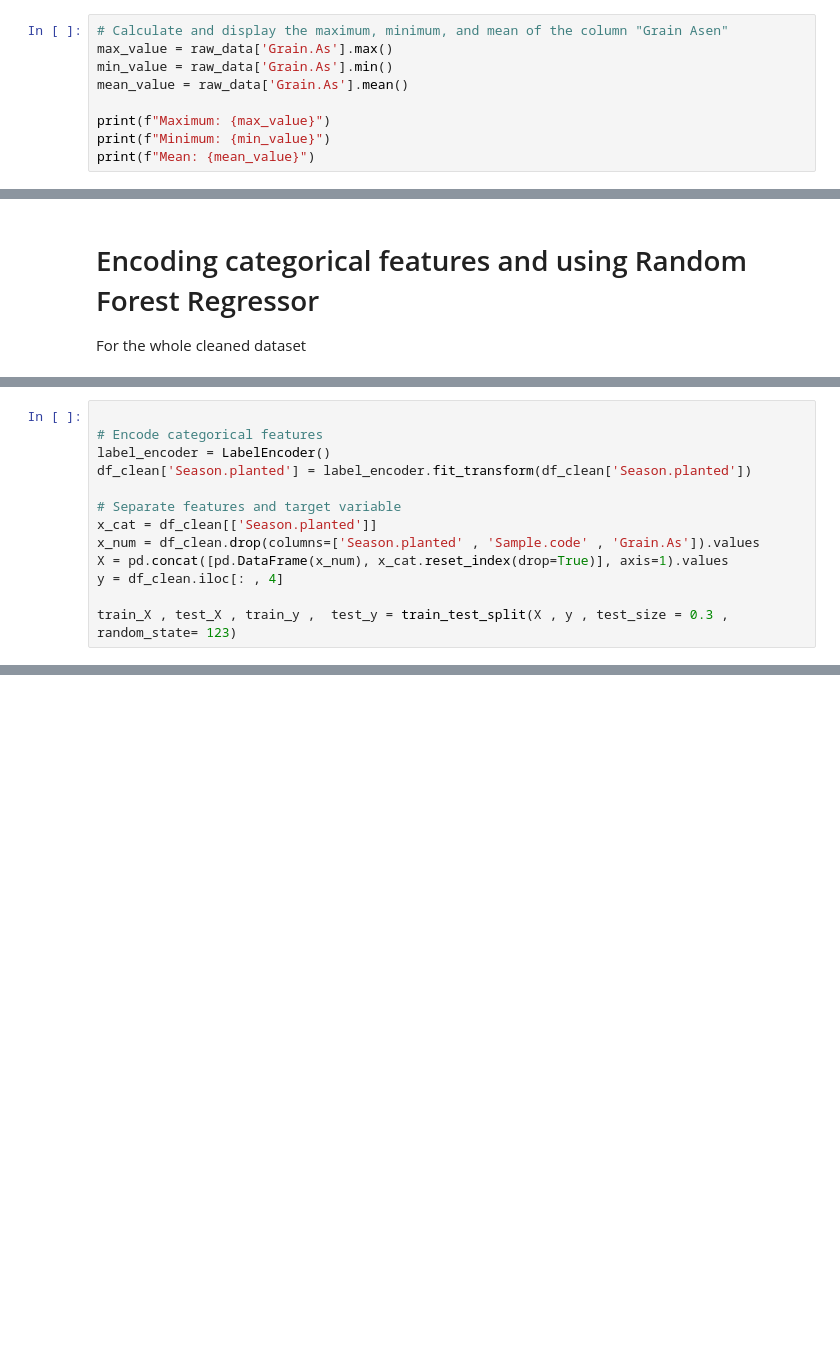
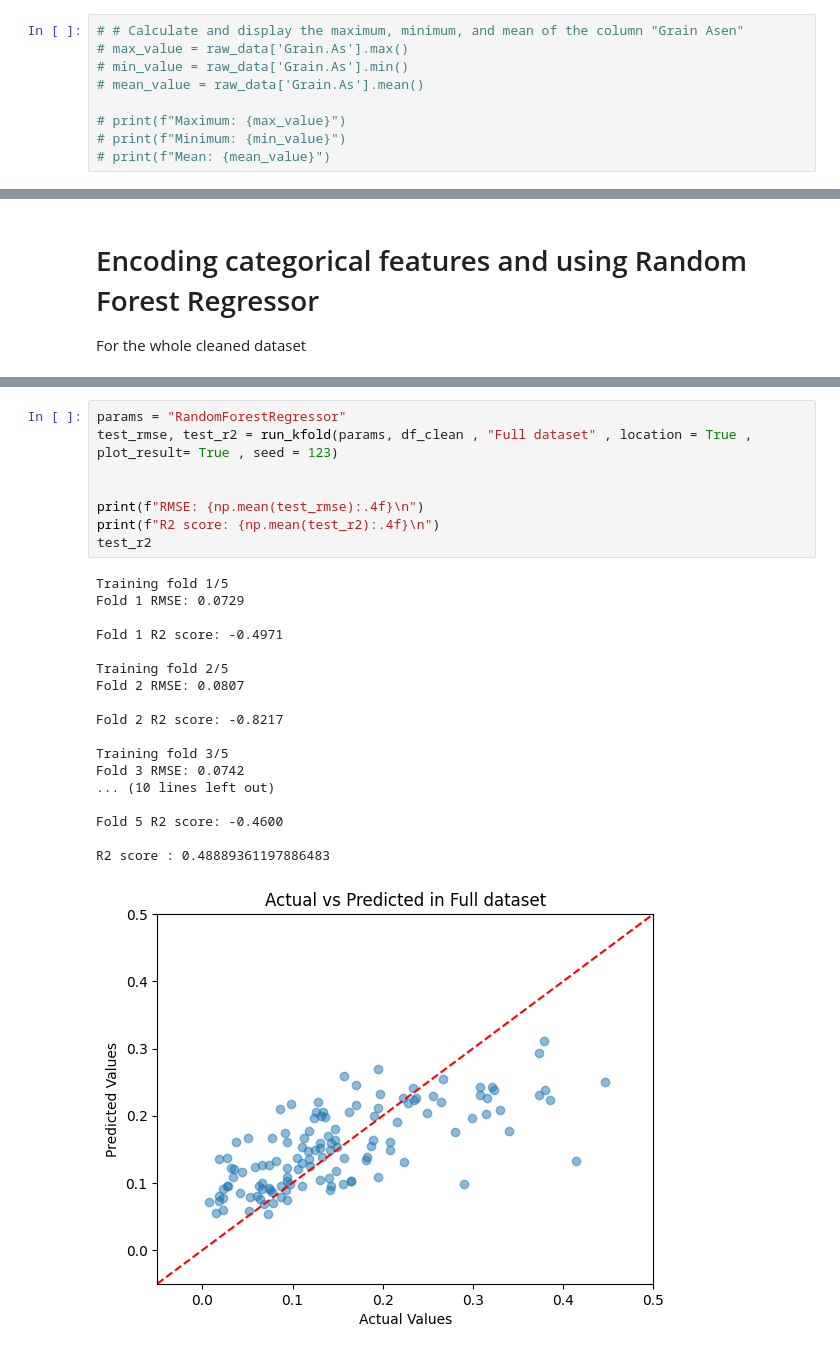
Before and after one commit to 456alo8888/Arsenic_accumulation, a Jupyter notebook: code.ipynb, the cells around one changed output, grey strips where cells are left out. Cells and saved outputs as stored; diff of their text form; blank space fills up the shorter version.

```diff
--- a/code.ipynb
+++ b/code.ipynb
@@ -76,9 +47,9 @@ raw_data.iloc[[0 , 231 , 462] , :]
 # %%
-# Calculate and display the maximum, minimum, and mean of the column "Grain Asen"
-max_value = raw_data['Grain.As'].max()
-min_value = raw_data['Grain.As'].min()
-mean_value = raw_data['Grain.As'].mean()
+# # Calculate and display the maximum, minimum, and mean of the column "Grain Asen"
+# max_value = raw_data['Grain.As'].max()
+# min_value = raw_data['Grain.As'].min()
+# mean_value = raw_data['Grain.As'].mean()
 
-print(f"Maximum: {max_value}")
-print(f"Minimum: {min_value}")
-print(f"Mean: {mean_value}")
+# print(f"Maximum: {max_value}")
+# print(f"Minimum: {min_value}")
+# print(f"Mean: {mean_value}")
@@ -190,13 +190,0 @@ from sklearn.preprocessing import LabelEncoder
-# %%
-
-# Encode categorical features
-label_encoder = LabelEncoder()
-df_clean['Season.planted'] = label_encoder.fit_transform(df_clean['Season.planted'])
-
-# Separate features and target variable
-x_cat = df_clean[['Season.planted']]
-x_num = df_clean.drop(columns=['Season.planted' , 'Sample.code' , 'Grain.As']).values
-X = pd.concat([pd.DataFrame(x_num), x_cat.reset_index(drop=True)], axis=1).values
-y = df_clean.iloc[: , 4]
-
-train_X , test_X , train_y ,  test_y = train_test_split(X , y , test_size = 0.3 , random_state= 123)
@@ -244,0 +191,27 @@ RMSE :  0.148991
+# %%
+params = "RandomForestRegressor"
+test_rmse, test_r2 = run_kfold(params, df_clean , "Full dataset" , location = True , plot_result= True , seed = 123)
+
+
+print(f"RMSE: {np.mean(test_rmse):.4f}\n")
+print(f"R2 score: {np.mean(test_r2):.4f}\n")
+test_r2
+# %% [output]
+Training fold 1/5
+Fold 1 RMSE: 0.0729
+
+Fold 1 R2 score: -0.4971
+
+Training fold 2/5
+Fold 2 RMSE: 0.0807
+
+Fold 2 R2 score: -0.8217
+
+Training fold 3/5
+Fold 3 RMSE: 0.0742
+... (10 lines left out)
+
+Fold 5 R2 score: -0.4600
+
+R2 score : 0.48889361197886483
+[figure, added]
```
Also changed, not shown: parts of 37 cells of this notebook, 2 other files.
